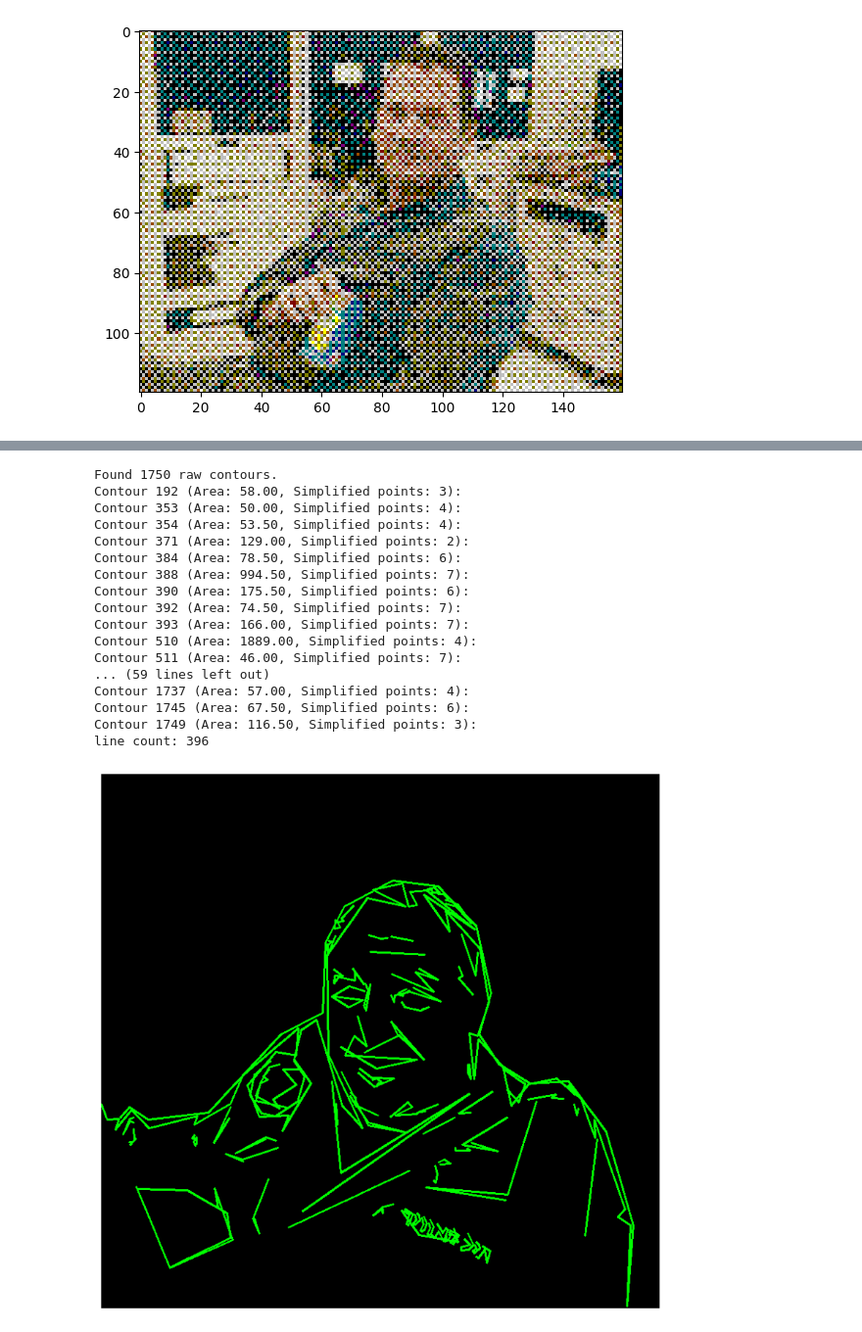
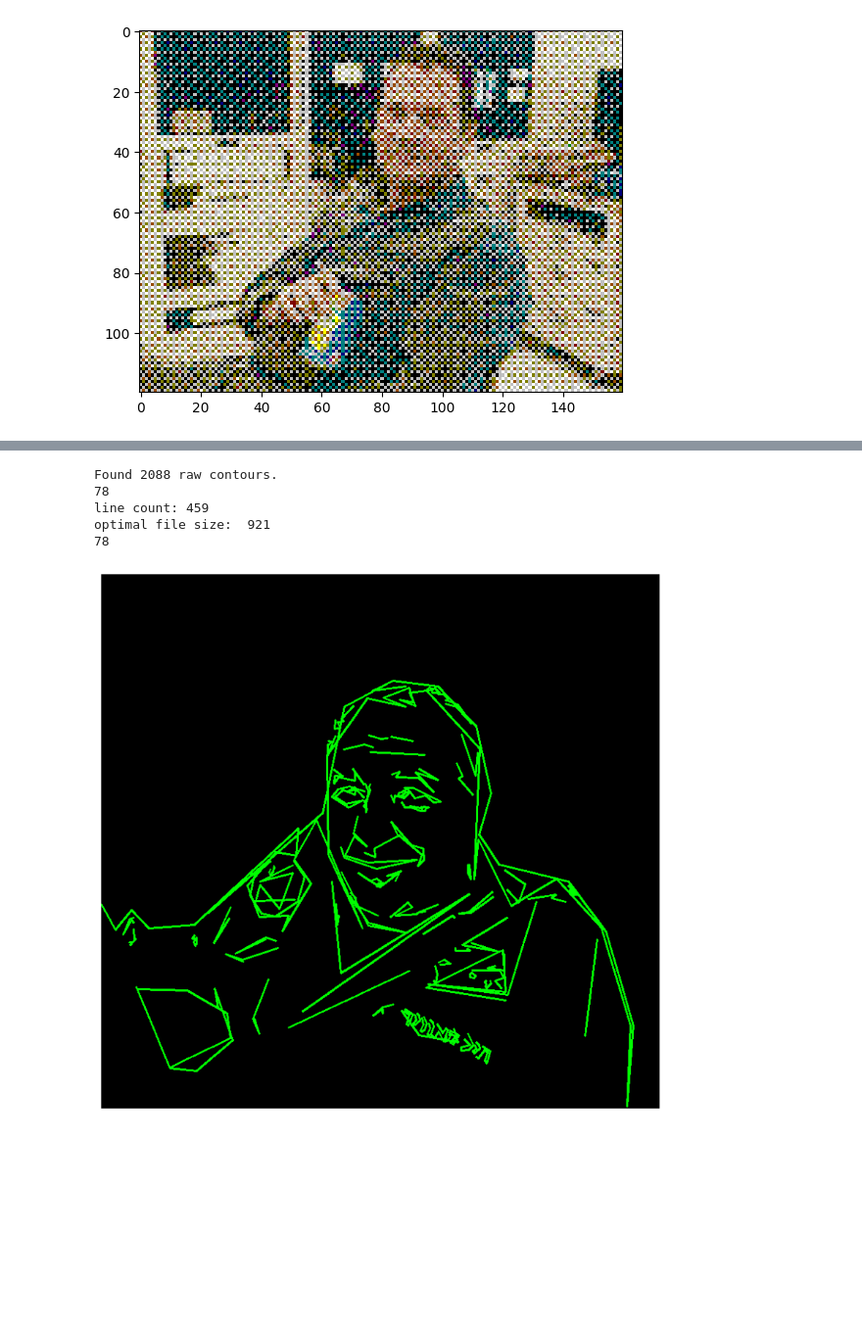
Before and after one commit to Ziv-spec/randomfun, a Jupyter notebook: ml/face.ipynb, the cells around one changed output, grey strips where cells are left out. Shown: that part at 98% size. Saved outputs shown, nothing was run; the diff lists cells and outputs as text; code cells hidden in the pictures; blank space fills up the shorter version.

```diff
--- a/ml/face.ipynb
+++ b/ml/face.ipynb
@@ -165,20 +88,14 @@ out = out.astype(np.uint8)
 # %%
+import cv2 as cv
+import matplotlib.pyplot as plt
+import numpy as np
+image_path = 'ashush_body.jpeg'
 
 img = cv.imread(image_path, cv.IMREAD_GRAYSCALE)
 
 img = cv.medianBlur(img,5)
 # https://docs.opencv.org/4.x/d7/d4d/tutorial_py_thresholding.html
 gray_threshold = cv.adaptiveThreshold(img,255,cv.ADAPTIVE_THRESH_GAUSSIAN_C, cv.THRESH_BINARY_INV,11,2)
-gray_hed = cv.cvtColor( out, cv.COLOR_RGB2GRAY)
-gray_bitwise_hed_and_threshold = np.bitwise_and(gray_threshold, gray_hed)
-plt.subplots(figsize=(15, 5))
-plt.subplot(1, 3, 1)
-plt.axis('off')
 plt.imshow(gray_threshold)
-plt.subplot(1, 3, 2)
-plt.imshow(gray_hed)
-plt.axis('off')
-plt.subplot(1, 3, 3)
-plt.imshow(gray_bitwise_hed_and_threshold)
-plt.axis('off')
+gray_bitwise_hed_and_threshold = gray_threshold
 # %% [output]
@@ -189,7 +105,7 @@ import cv2
 
 # ashush
 min_area_threshold = 40
-epsilon_factor_lo, epsilon_factor_hi = 0.034, 0.002
+epsilon_factor_lo, epsilon_factor_hi = 0.032, 0.003
 
 # shilon
 # min_area_threshold = 100
@@ -203,6 +119,7 @@ vectorized_lines = []
 
 print(f"Found {len(contours)} raw contours.")
 
+contour_counter = 0
 vector_to_macro = []
 for i, contour in enumerate(contours):
 
@@ -212,52 +129,49 @@ for i, contour in enumerate(contours):
     continue
 
   perimeter = cv2.arcLength(contour, True)
+
   # NOTE: fine tune the epsilon factor to your needs ( larger contours need more details )
   epsilon_factor = epsilon_factor_hi if contour.shape[0] > 1000 else epsilon_factor_lo
   epsilon = epsilon_factor * perimeter
+  if 50 < contour_counter and contour_counter < 60:
+    epsilon = 0.016 * perimeter
+  contour_counter += 1
+
   # Approximate the contour with a polygon (Ramer-Douglas-Peucker algorithm)
   approx = cv2.approxPolyDP(contour, epsilon, True)
-  color = (0, 255, 0)
 
   # Store the line segments
   # Each point in 'approx' is a vertex of the simplified polygon.
   # We connect consecutive points to form line segments.
-  print(f"Contour {i} (Area: {area:.2f}, Simplified points: {len(approx)}):")
+  # print(f"Contour {i} (Area: {area:.2f}, Simplified points: {len(approx)}):")
   approx_lines = []
   for j in range(len(approx)):
     p1 = approx[j][0]
     p2 = approx[(j + 1) % len(approx)][0] # Connect last point to first for closed contour
     line_segment = [list(p1), list(p2)]
     vectorized_lines.append(line_segment)
     approx_lines.append(list(p1))
   vector_to_macro.append(approx_lines)
-vector_to_macro = vector_to_macro[6:-1]
+
+# Draw the final resulting image
+vector_to_macro = vector_to_macro[6:-1] # for this one specific case I want to remove the these contours since it looks better
 for lines in vector_to_macro:
   for line in zip(lines, lines[1:]):
     p1, p2 = line
     cv.line(output_image,p1, p2,(0, 255,0),2)
 
 plt.subplots(figsize=(10, 10))
 plt.axis('off')
 plt.imshow(output_image)
 
 print('line count:', len(sum(vector_to_macro, [])))
+line_cnt = len(sum(vector_to_macro, []))
+print(f'optimal file size: ', 1 + 2 + 1 + line_cnt * 2 -1)
+print(contour_counter)
 # %% [output]
-Found 1750 raw contours.
-Contour 192 (Area: 58.00, Simplified points: 3):
-Contour 353 (Area: 50.00, Simplified points: 4):
-Contour 354 (Area: 53.50, Simplified points: 4):
-Contour 371 (Area: 129.00, Simplified points: 2):
-Contour 384 (Area: 78.50, Simplified points: 6):
-Contour 388 (Area: 994.50, Simplified points: 7):
-Contour 390 (Area: 175.50, Simplified points: 6):
-Contour 392 (Area: 74.50, Simplified points: 7):
-Contour 393 (Area: 166.00, Simplified points: 7):
-Contour 510 (Area: 1889.00, Simplified points: 4):
-Contour 511 (Area: 46.00, Simplified points: 7):
-... (59 lines left out)
-Contour 1737 (Area: 57.00, Simplified points: 4):
-Contour 1745 (Area: 67.50, Simplified points: 6):
-Contour 1749 (Area: 116.50, Simplified points: 3):
-line count: 396
+Found 2088 raw contours.
+78
+line count: 459
+optimal file size:  921
+78
-[figure, old version]
+[figure, new version]
```
Also changed, not shown: parts of 7 cells of this notebook, 3 other files.
